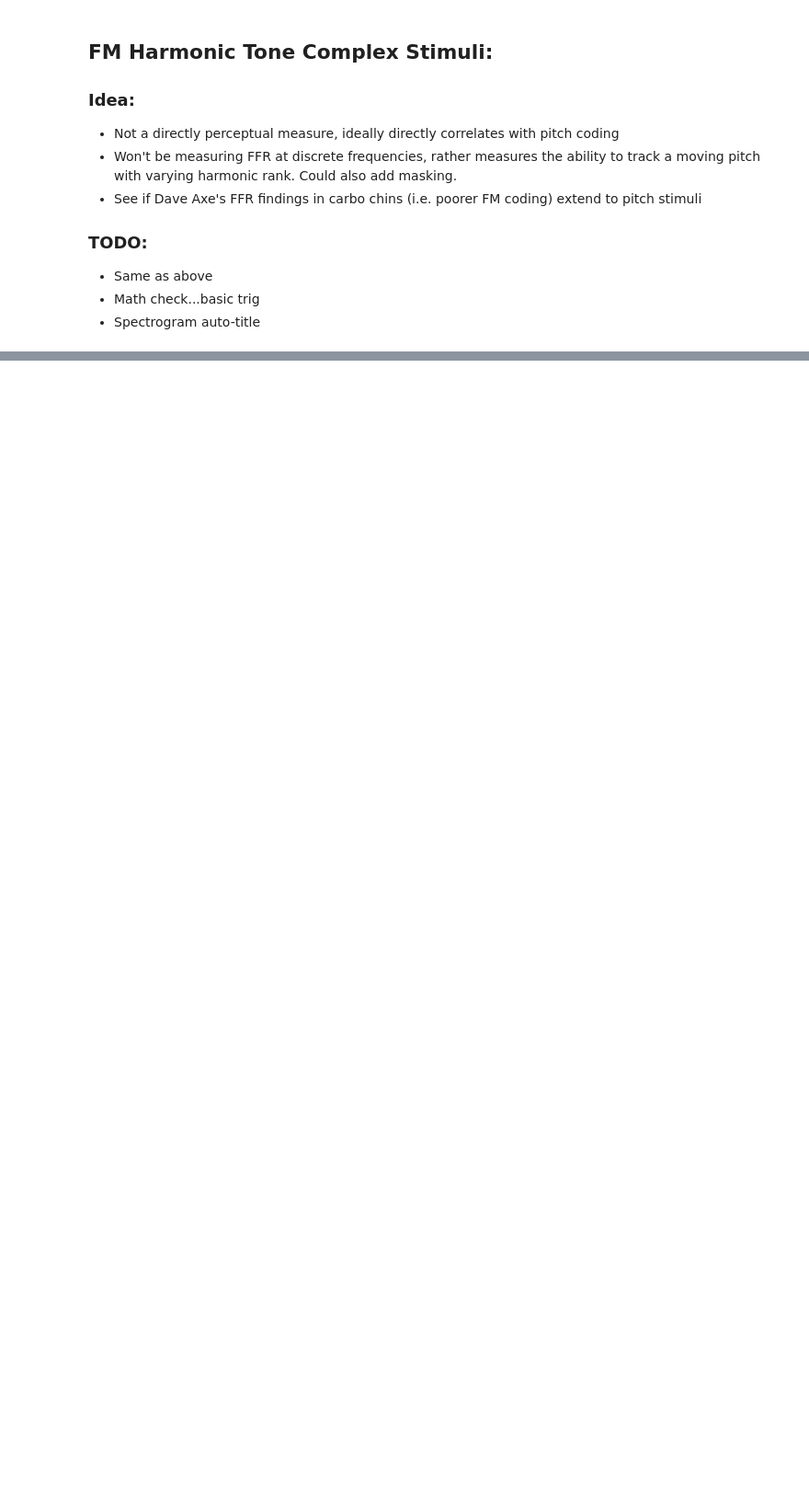
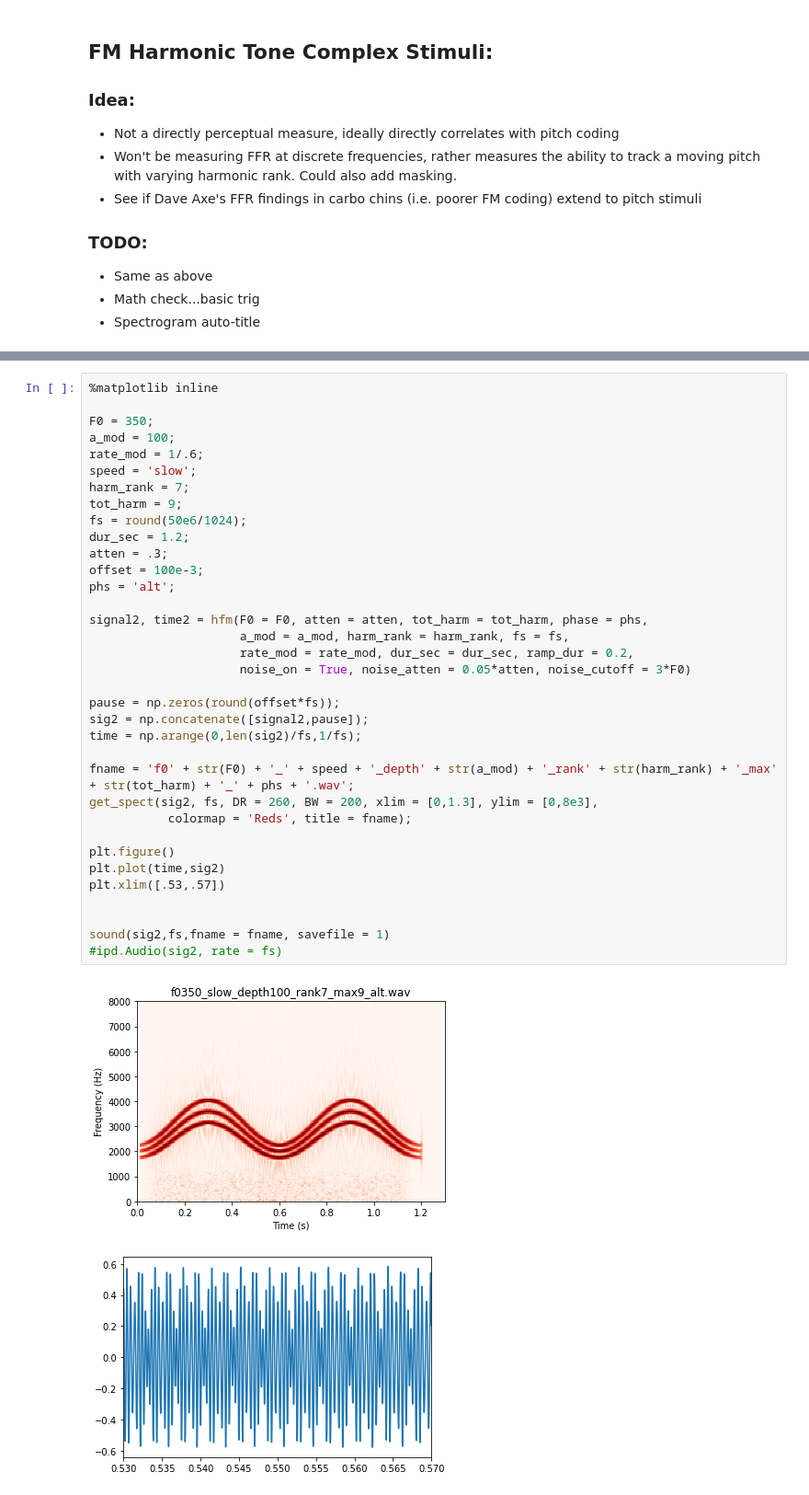
Before and after one commit to sivaprakasaman/Python_Coding_Toolbox, a Jupyter notebook: signal_processing/pitch/Pitch_Stimuli_Scratch.ipynb, the cells around one changed output, grey strips where cells are left out. Shown at 92% size. Drawn from its saved outputs; the diff is of its cells as text; blank space fills up the shorter version.

```diff
--- a/signal_processing/pitch/Pitch_Stimuli_Scratch.ipynb
+++ b/signal_processing/pitch/Pitch_Stimuli_Scratch.ipynb
@@ -147,0 +141,38 @@ ipd.Audio(signal2, rate = fs)
+# %%
+%matplotlib inline
+
+F0 = 350;
+a_mod = 100;
+rate_mod = 1/.6;
+speed = 'slow';
+harm_rank = 7;
+tot_harm = 9;
+fs = round(50e6/1024);
+dur_sec = 1.2;
+atten = .3;
+offset = 100e-3;
+phs = 'alt';
+
+signal2, time2 = hfm(F0 = F0, atten = atten, tot_harm = tot_harm, phase = phs,
+                     a_mod = a_mod, harm_rank = harm_rank, fs = fs,
+                     rate_mod = rate_mod, dur_sec = dur_sec, ramp_dur = 0.2,
+                     noise_on = True, noise_atten = 0.05*atten, noise_cutoff = 3*F0)
+
+pause = np.zeros(round(offset*fs));
+sig2 = np.concatenate([signal2,pause]);
+time = np.arange(0,len(sig2)/fs,1/fs);
+
+fname = 'f0' + str(F0) + '_' + speed + '_depth' + str(a_mod) + '_rank' + str(harm_rank) + '_max' + str(tot_harm) + '_' + phs + '.wav';
+get_spect(sig2, fs, DR = 260, BW = 200, xlim = [0,1.3], ylim = [0,8e3],
+           colormap = 'Reds', title = fname);
+
+plt.figure()
+plt.plot(time,sig2)
+plt.xlim([.53,.57])
+
+
+sound(sig2,fs,fname = fname, savefile = 1)
+#ipd.Audio(sig2, rate = fs)
+# %% [output]
+[figure, added]
+[figure, added]
```
Also changed, not shown: parts of 3 cells of this notebook, 8 other files.
